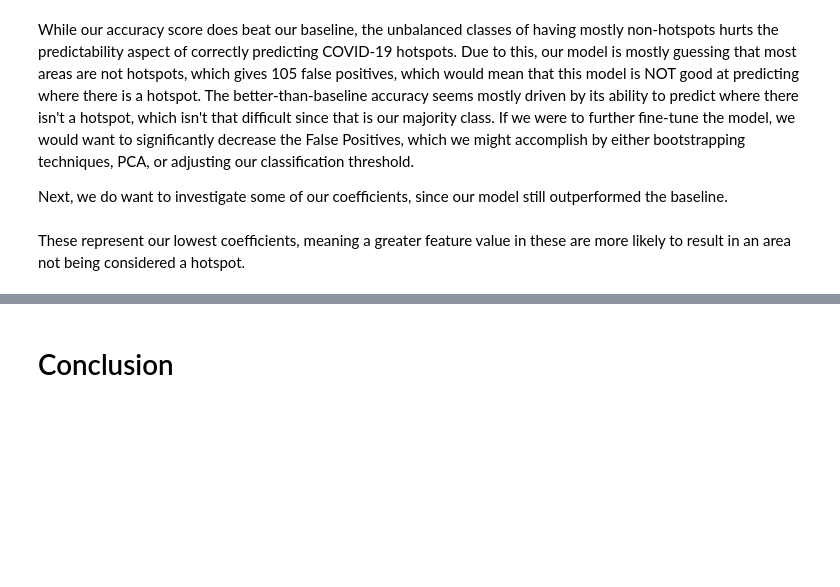
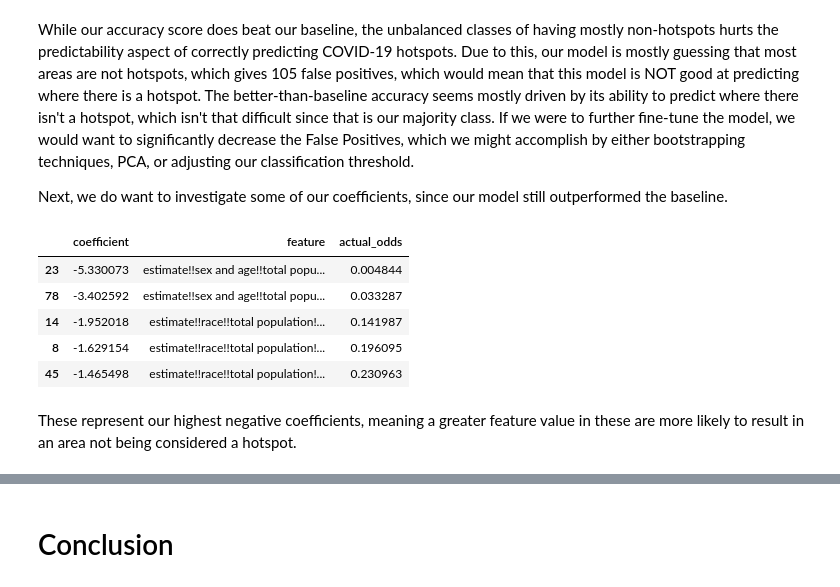
Before and after one commit to Agelf123/covid_predictions, a Jupyter notebook: Submission/EDA & Modeling Notebook.ipynb, the cells around one changed output, grey strips where cells are left out. Saved outputs shown, nothing was run; the diff lists cells and outputs as text; code cells hidden in the pictures; blank space fills up the shorter version.

```diff
--- a/Submission/EDA & Modeling Notebook.ipynb
+++ b/Submission/EDA & Modeling Notebook.ipynb
@@ -1477,8 +1507,15 @@ new_coef_df.rename(columns=({0: 'coefficient',
 new_coef_df['actual_odds'] = np.exp(new_coef_df['coefficient'])
 # since our coefficients are technically the log odds, we exponentiated to showcase the actual odds
 # %%
-abs(new_coef_df.sort_values(by = 'coefficient').head())
+new_coef_df.sort_values(by = 'coefficient').head()
+# %% [output]
+|  | coefficient | feature | actual_odds |
+| 23 | -5.330073 | estimate!!sex and age!!total popu... | 0.004844 |
+| 78 | -3.402592 | estimate!!sex and age!!total popu... | 0.033287 |
+| 14 | -1.952018 | estimate!!race!!total population!... | 0.141987 |
+| 8 | -1.629154 | estimate!!race!!total population!... | 0.196095 |
+| 45 | -1.465498 | estimate!!race!!total population!... | 0.230963 |
 # %% [markdown]
-These represent our lowest coefficients, meaning a greater feature value in these are more likely to result in an area not being considered a hotspot.
+These represent our highest negative coefficients, meaning a greater feature value in these are more likely to result in an area not being considered a hotspot.
 # %%
 new_coef_df.sort_values(by = 'coefficient').tail()
```
Also changed, not shown: parts of 10 cells of this notebook.
